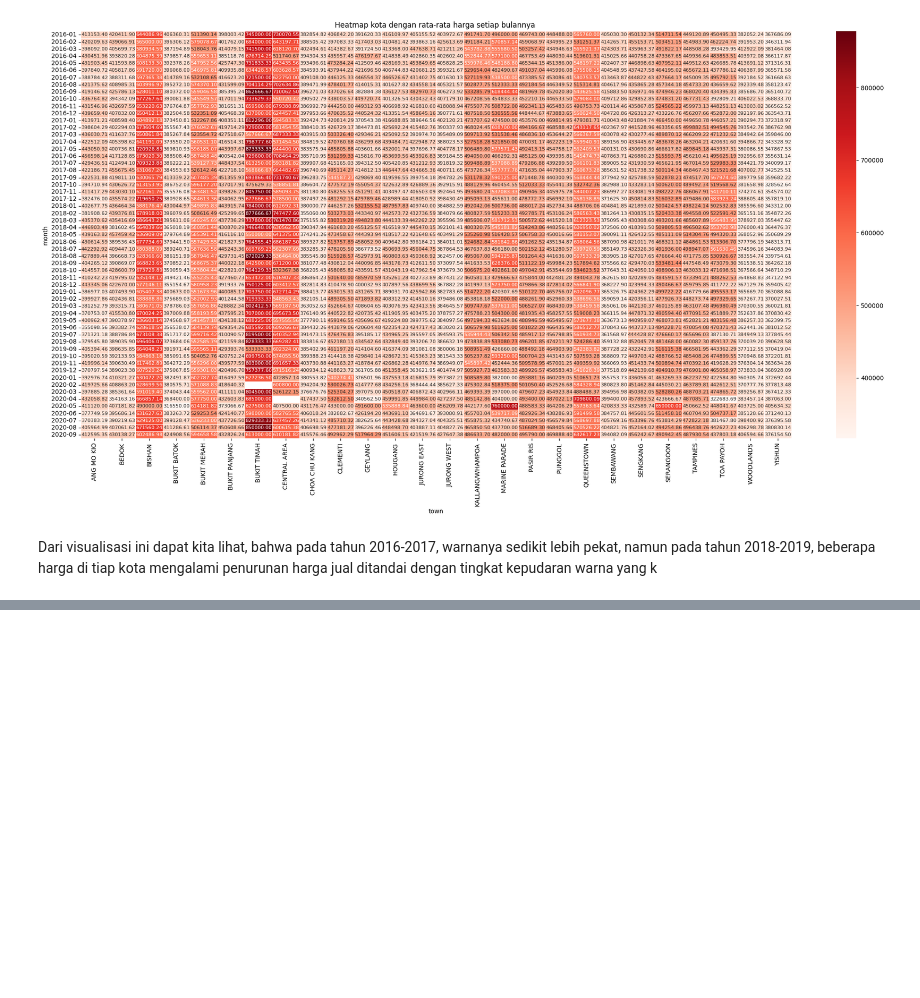
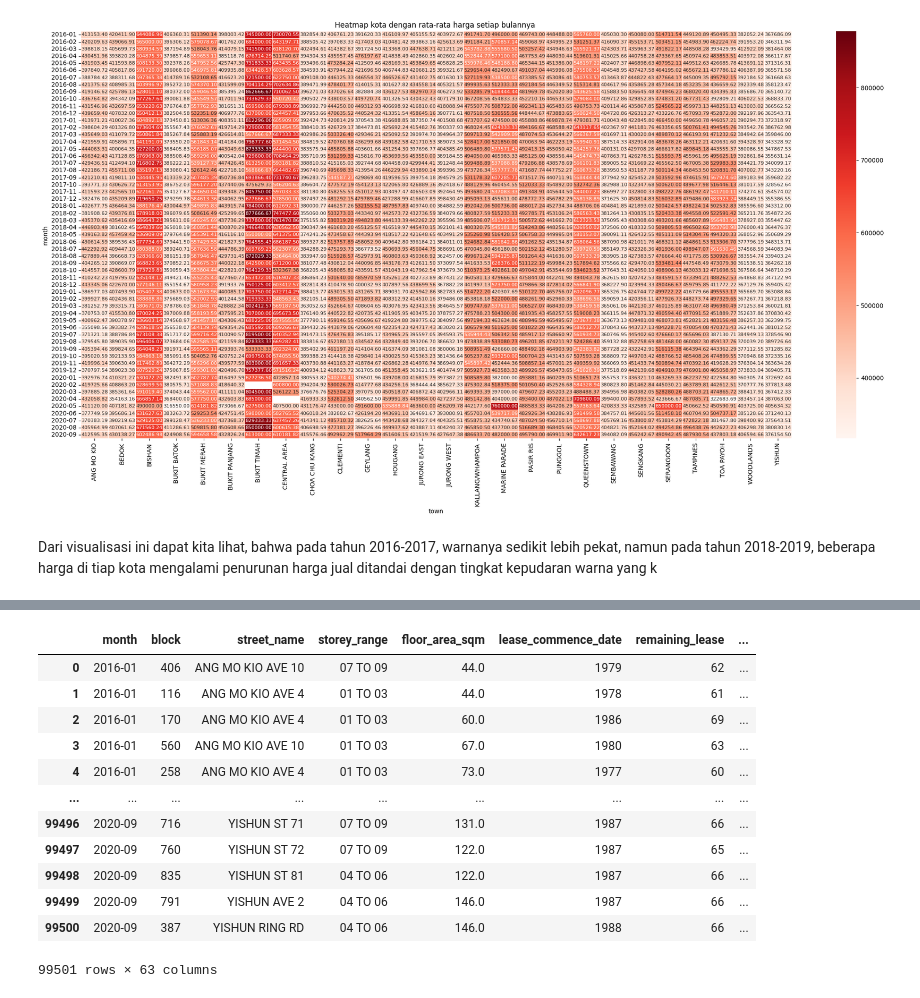
Before and after one commit to mhmhatta/SGResalePrice, a Jupyter notebook: Tubes PML Kelompok GaNi.ipynb, the cells around one changed output, grey strips where cells are left out. Saved outputs shown, nothing was run; the diff lists cells and outputs as text; code cells hidden in the pictures; blank space fills up the shorter version.

```diff
--- a/Tubes PML Kelompok GaNi.ipynb
+++ b/Tubes PML Kelompok GaNi.ipynb
@@ -672,0 +805,17 @@ y = df['resale_price']  # Target
+# %%
+df = pd.concat([df, ohetransform_flat_model], axis=1).drop(columns = ['flat_model'])
+df
+# %% [output]
+|  | month | block | street_name | storey_range | floor_area_sqm | lease_commence_date | remaining_lease | ... |
+| 0 | 2016-01 | 406 | ANG MO KIO AVE 10 | 07 TO 09 | 44.0 | 1979 | 62 | ... |
+| 1 | 2016-01 | 116 | ANG MO KIO AVE 4 | 01 TO 03 | 44.0 | 1978 | 61 | ... |
+| 2 | 2016-01 | 170 | ANG MO KIO AVE 4 | 01 TO 03 | 60.0 | 1986 | 69 | ... |
+| 3 | 2016-01 | 560 | ANG MO KIO AVE 10 | 01 TO 03 | 67.0 | 1980 | 63 | ... |
+| 4 | 2016-01 | 258 | ANG MO KIO AVE 4 | 01 TO 03 | 73.0 | 1977 | 60 | ... |
+| ... | ... | ... | ... | ... | ... | ... | ... | ... |
+| 99496 | 2020-09 | 716 | YISHUN ST 71 | 07 TO 09 | 131.0 | 1987 | 66 | ... |
+| 99497 | 2020-09 | 760 | YISHUN ST 72 | 07 TO 09 | 122.0 | 1987 | 65 | ... |
+| 99498 | 2020-09 | 835 | YISHUN ST 81 | 04 TO 06 | 122.0 | 1987 | 66 | ... |
+| 99499 | 2020-09 | 791 | YISHUN AVE 2 | 04 TO 06 | 146.0 | 1987 | 66 | ... |
+| 99500 | 2020-09 | 387 | YISHUN RING RD | 04 TO 06 | 146.0 | 1988 | 66 | ... |
+99501 rows × 63 columns
```
Also changed, not shown: parts of 36 cells of this notebook.
